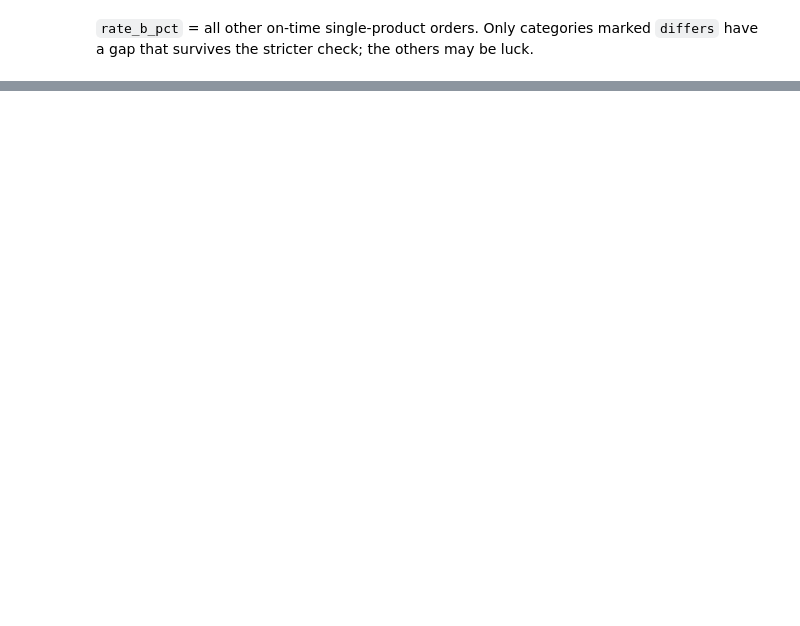
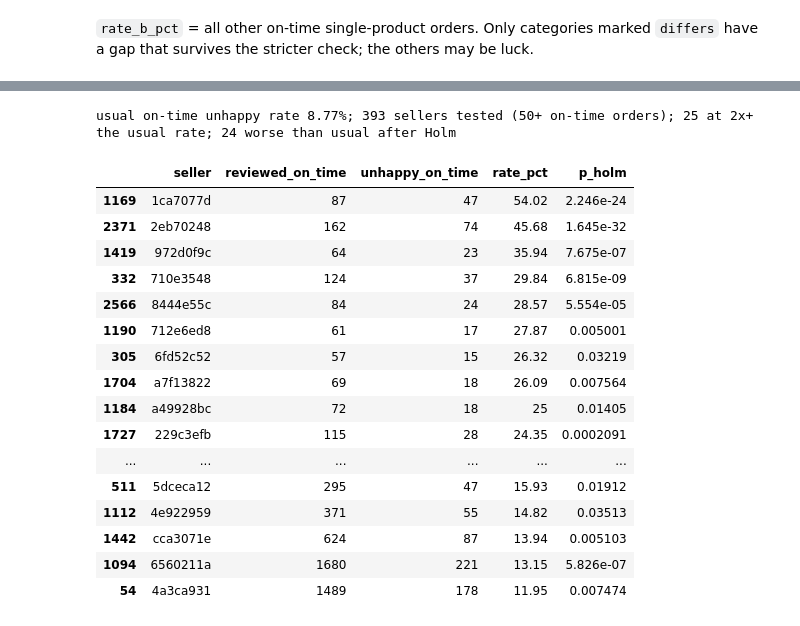
Before and after one commit to RishitheB0T/olist-customer-experience-analytics, a Jupyter notebook: notebooks/02_statistics.ipynb, the cells around one changed output, grey strips where cells are left out. Cells and saved outputs as stored; diff of their text form; code cells hidden in the pictures; blank space fills up the shorter version.

Commit message:
feat(stats): sellers, repeat orders and value share; Phase 4 summary

```diff
--- a/notebooks/02_statistics.ipynb
+++ b/notebooks/02_statistics.ipynb
@@ -364,0 +373,37 @@ that survives the stricter check; the others may be luck.
+# %%
+sellers = query("""
+    SELECT f.seller_id, count(*) AS reviewed_on_time, count(*) FILTER (WHERE f.is_unhappy) AS unhappy_on_time
+    FROM analytics.fact_order f
+    WHERE f.n_sellers = 1 AND f.has_review AND f.order_status = 'delivered' AND f.days_late <= 0
+    GROUP BY f.seller_id
+""")
+usual = sellers["unhappy_on_time"].sum() / sellers["reviewed_on_time"].sum()
+tested = sellers[sellers["reviewed_on_time"] >= 50].copy()
+tested["rate_pct"] = (100 * tested["unhappy_on_time"] / tested["reviewed_on_time"]).round(2)
+tested["p_value"] = [stats.binomtest(int(u), int(n), usual, alternative="greater").pvalue
+                     for u, n in zip(tested["unhappy_on_time"], tested["reviewed_on_time"])]
+tested["p_holm"] = holm(list(tested["p_value"]))
+worse = tested[tested["p_holm"] < 0.05].sort_values("rate_pct", ascending=False)
+twice = tested[tested["rate_pct"] >= 2 * 100 * usual]
+print(f"usual on-time unhappy rate {100 * usual:.2f}%; {len(tested)} sellers tested (50+ on-time orders); "
+      f"{len(twice)} at 2x+ the usual rate; {len(worse)} worse than usual after Holm")
+worse.assign(seller=worse["seller_id"].str[:8])[["seller", "reviewed_on_time", "unhappy_on_time", "rate_pct", "p_holm"]]
+# %% [output]
+usual on-time unhappy rate 8.77%; 393 sellers tested (50+ on-time orders); 25 at 2x+ the usual rate; 24 worse than usual after Holm
+|  | seller | reviewed_on_time | unhappy_on_time | rate_pct | p_holm |
+| 1169 | 1ca7077d | 87 | 47 | 54.02 | 2.246e-24 |
+| 2371 | 2eb70248 | 162 | 74 | 45.68 | 1.645e-32 |
+| 1419 | 972d0f9c | 64 | 23 | 35.94 | 7.675e-07 |
+| 332 | 710e3548 | 124 | 37 | 29.84 | 6.815e-09 |
+| 2566 | 8444e55c | 84 | 24 | 28.57 | 5.554e-05 |
+| 1190 | 712e6ed8 | 61 | 17 | 27.87 | 0.005001 |
+| 305 | 6fd52c52 | 57 | 15 | 26.32 | 0.03219 |
+| 1704 | a7f13822 | 69 | 18 | 26.09 | 0.007564 |
+| 1184 | a49928bc | 72 | 18 | 25 | 0.01405 |
+| 1727 | 229c3efb | 115 | 28 | 24.35 | 0.0002091 |
+| ... | ... | ... | ... | ... | ... |
+| 511 | 5dceca12 | 295 | 47 | 15.93 | 0.01912 |
+| 1112 | 4e922959 | 371 | 55 | 14.82 | 0.03513 |
+| 1442 | cca3071e | 624 | 87 | 13.94 | 0.005103 |
+| 1094 | 6560211a | 1680 | 221 | 13.15 | 5.826e-07 |
+| 54 | 4a3ca931 | 1489 | 178 | 11.95 | 0.007474 |
```
Also changed, not shown: parts of 9 cells of this notebook, 4 other files.
